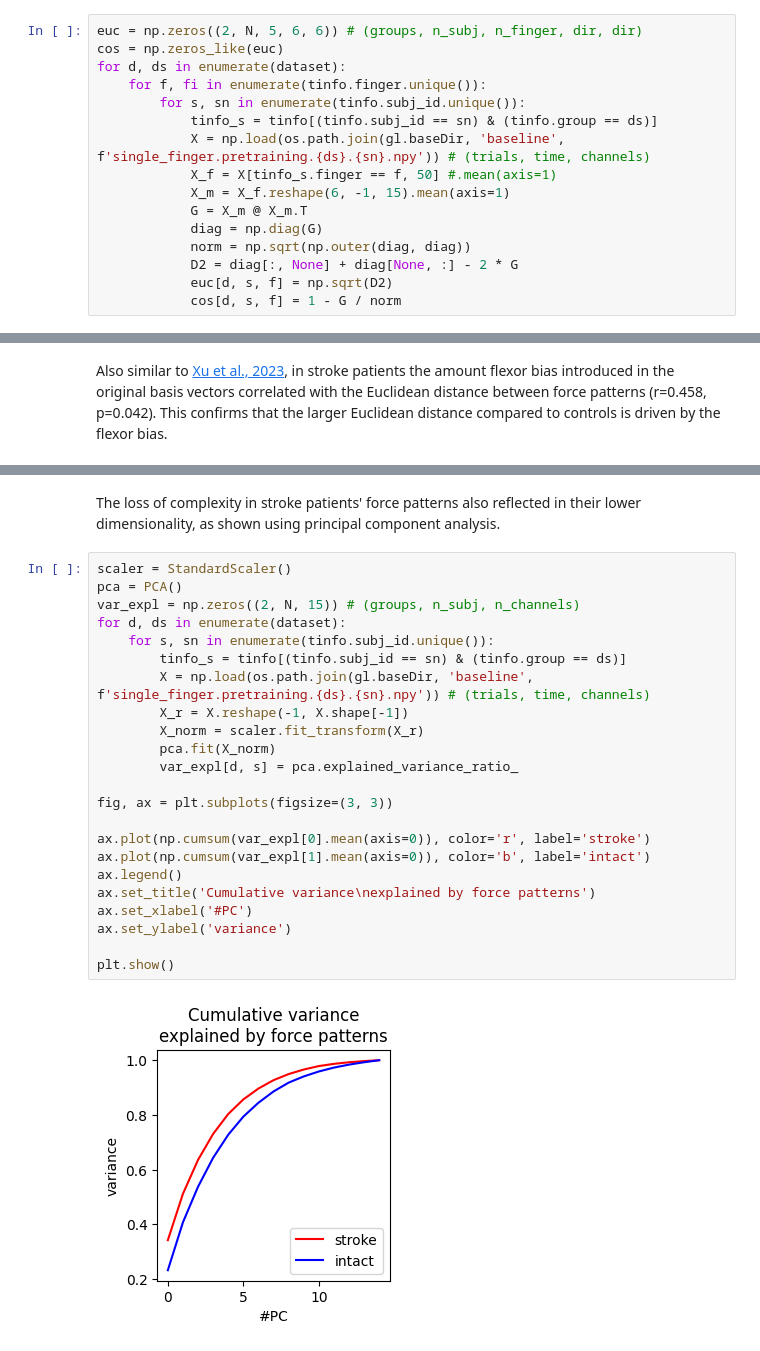
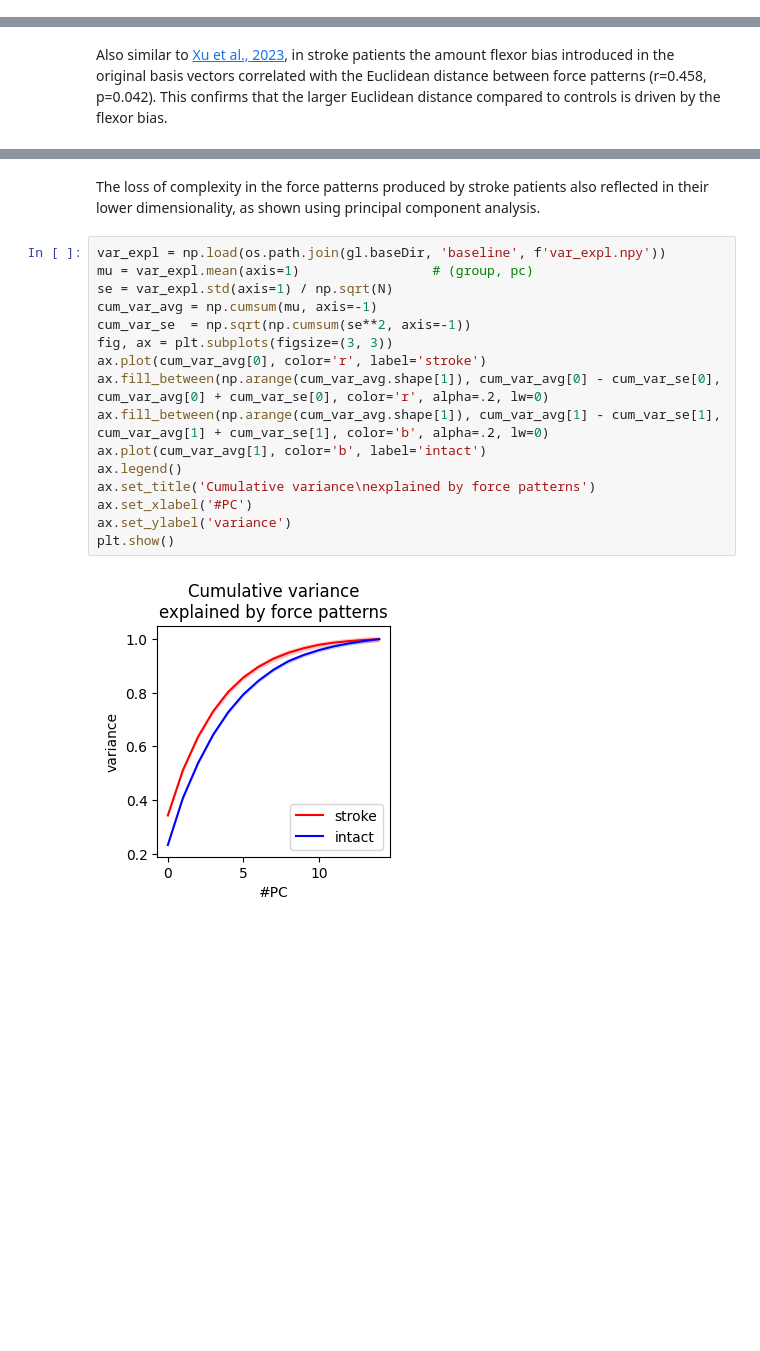
Before and after one commit to mnlmrc/OffManifoldLearning, a Jupyter notebook: notebooks/baseline.ipynb, the cells around one changed output, grey strips where cells are left out. Saved outputs shown, nothing was run; the diff lists cells and outputs as text; blank space fills up the shorter version.

```diff
--- a/notebooks/baseline.ipynb
+++ b/notebooks/baseline.ipynb
@@ -85,17 +73 @@ plt.show()
-# %%
-euc = np.zeros((2, N, 5, 6, 6)) # (groups, n_subj, n_finger, dir, dir)
-cos = np.zeros_like(euc)
-for d, ds in enumerate(dataset):
-    for f, fi in enumerate(tinfo.finger.unique()):
-        for s, sn in enumerate(tinfo.subj_id.unique()):
-            tinfo_s = tinfo[(tinfo.subj_id == sn) & (tinfo.group == ds)]
-            X = np.load(os.path.join(gl.baseDir, 'baseline', f'single_finger.pretraining.{ds}.{sn}.npy')) # (trials, time, channels)
-            X_f = X[tinfo_s.finger == f, 50] #.mean(axis=1)
-            X_m = X_f.reshape(6, -1, 15).mean(axis=1)
-            G = X_m @ X_m.T
-            diag = np.diag(G)
-            norm = np.sqrt(np.outer(diag, diag))
-            D2 = diag[:, None] + diag[None, :] - 2 * G
-            euc[d, s, f] = np.sqrt(D2)
-            cos[d, s, f] = 1 - G / norm
 # %% [markdown]
@@ -195,30 +159,23 @@ Cosine, stroke, slope=0.417, r=0.164, p=0.489
 Cosine, control, slope=0.063, r=0.017, p=0.942
 [figure]
 # %% [markdown]
-The loss of complexity in stroke patients' force patterns also reflected in their lower dimensionality, as shown using
+The loss of complexity in the force patterns produced by stroke patients also reflected in their lower dimensionality, as shown using
 principal component analysis.
 # %%
-scaler = StandardScaler()
-pca = PCA()
-var_expl = np.zeros((2, N, 15)) # (groups, n_subj, n_channels)
-for d, ds in enumerate(dataset):
-    for s, sn in enumerate(tinfo.subj_id.unique()):
-        tinfo_s = tinfo[(tinfo.subj_id == sn) & (tinfo.group == ds)]
-        X = np.load(os.path.join(gl.baseDir, 'baseline', f'single_finger.pretraining.{ds}.{sn}.npy')) # (trials, time, channels)
-        X_r = X.reshape(-1, X.shape[-1])
-        X_norm = scaler.fit_transform(X_r)
-        pca.fit(X_norm)
-        var_expl[d, s] = pca.explained_variance_ratio_
-
+var_expl = np.load(os.path.join(gl.baseDir, 'baseline', f'var_expl.npy'))
+mu = var_expl.mean(axis=1)                 # (group, pc)
+se = var_expl.std(axis=1) / np.sqrt(N)
+cum_var_avg = np.cumsum(mu, axis=-1)
+cum_var_se  = np.sqrt(np.cumsum(se**2, axis=-1))
 fig, ax = plt.subplots(figsize=(3, 3))
-
-ax.plot(np.cumsum(var_expl[0].mean(axis=0)), color='r', label='stroke')
-ax.plot(np.cumsum(var_expl[1].mean(axis=0)), color='b', label='intact')
+ax.plot(cum_var_avg[0], color='r', label='stroke')
+ax.fill_between(np.arange(cum_var_avg.shape[1]), cum_var_avg[0] - cum_var_se[0], cum_var_avg[0] + cum_var_se[0], color='r', alpha=.2, lw=0)
+ax.fill_between(np.arange(cum_var_avg.shape[1]), cum_var_avg[1] - cum_var_se[1], cum_var_avg[1] + cum_var_se[1], color='b', alpha=.2, lw=0)
+ax.plot(cum_var_avg[1], color='b', label='intact')
 ax.legend()
 ax.set_title('Cumulative variance\nexplained by force patterns')
 ax.set_xlabel('#PC')
 ax.set_ylabel('variance')
-
 plt.show()
 # %% [output]
-[figure, old version]
+[figure, new version]
```
Also changed, not shown: parts of 9 cells of this notebook, 2 other files.
